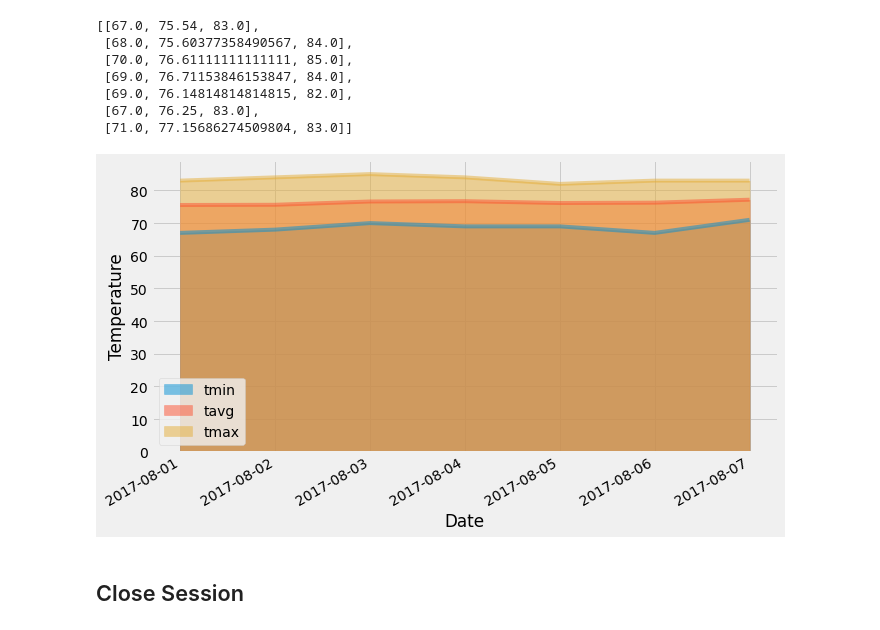
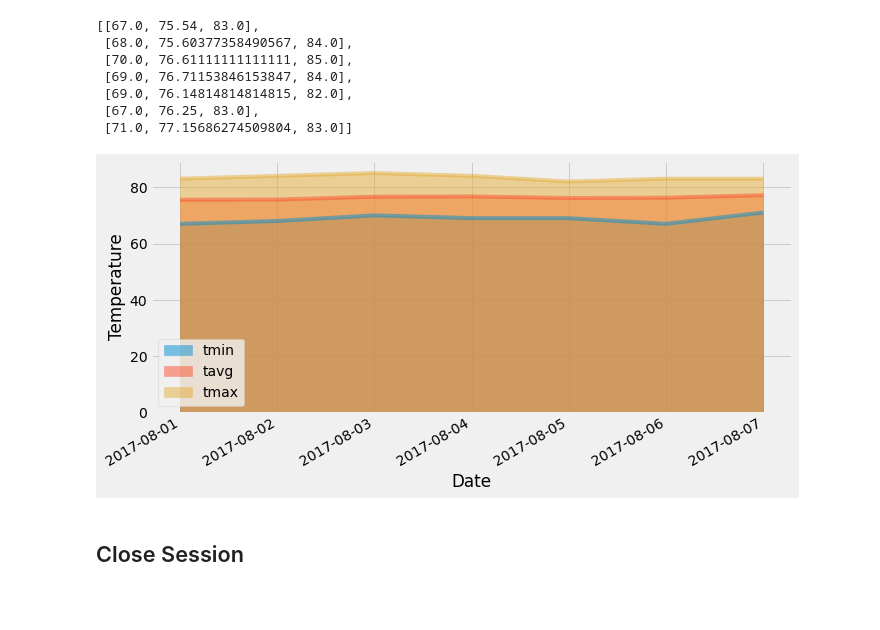
Before and after one commit to scottgall/sqlalchemy-challenge, a Jupyter notebook: bonus2.ipynb, the cells around one changed output. Cells and saved outputs as stored; diff of their text form; code cells hidden in the pictures; blank space fills up the shorter version.

```diff
--- a/bonus2.ipynb
+++ b/bonus2.ipynb
@@ -152,11 +153,12 @@ normals_df = pd.DataFrame(normals, index=days, columns=['tmin','tavg','tmax'])
 # %%
 # Plot the daily normals as an area plot with `stacked=False`
 normals_df.plot.area(stacked=False, figsize=(10,5), xlabel='Date', ylabel='Temperature', rot=30)
 plt.xticks(ha='right')
+plt.tight_layout()
 plt.savefig('Images/daily_normals.png')
 plt.show()
 # %% [output]
-[figure, old version]
+[figure, new version]
 # %% [markdown]
 ## Close Session
 # %%
```
Also changed, not shown: parts of 1 cell of this notebook, 1 other file.
